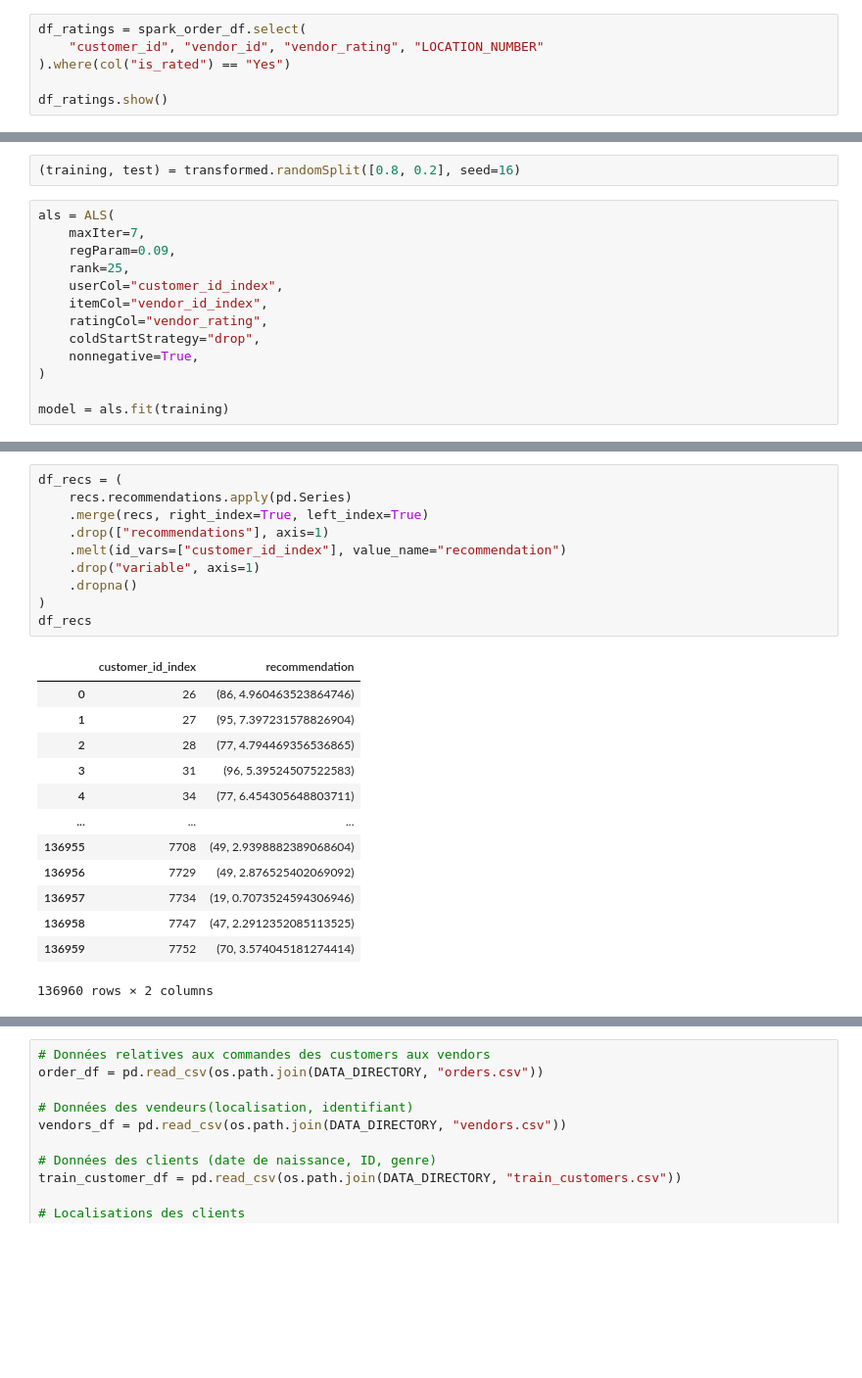
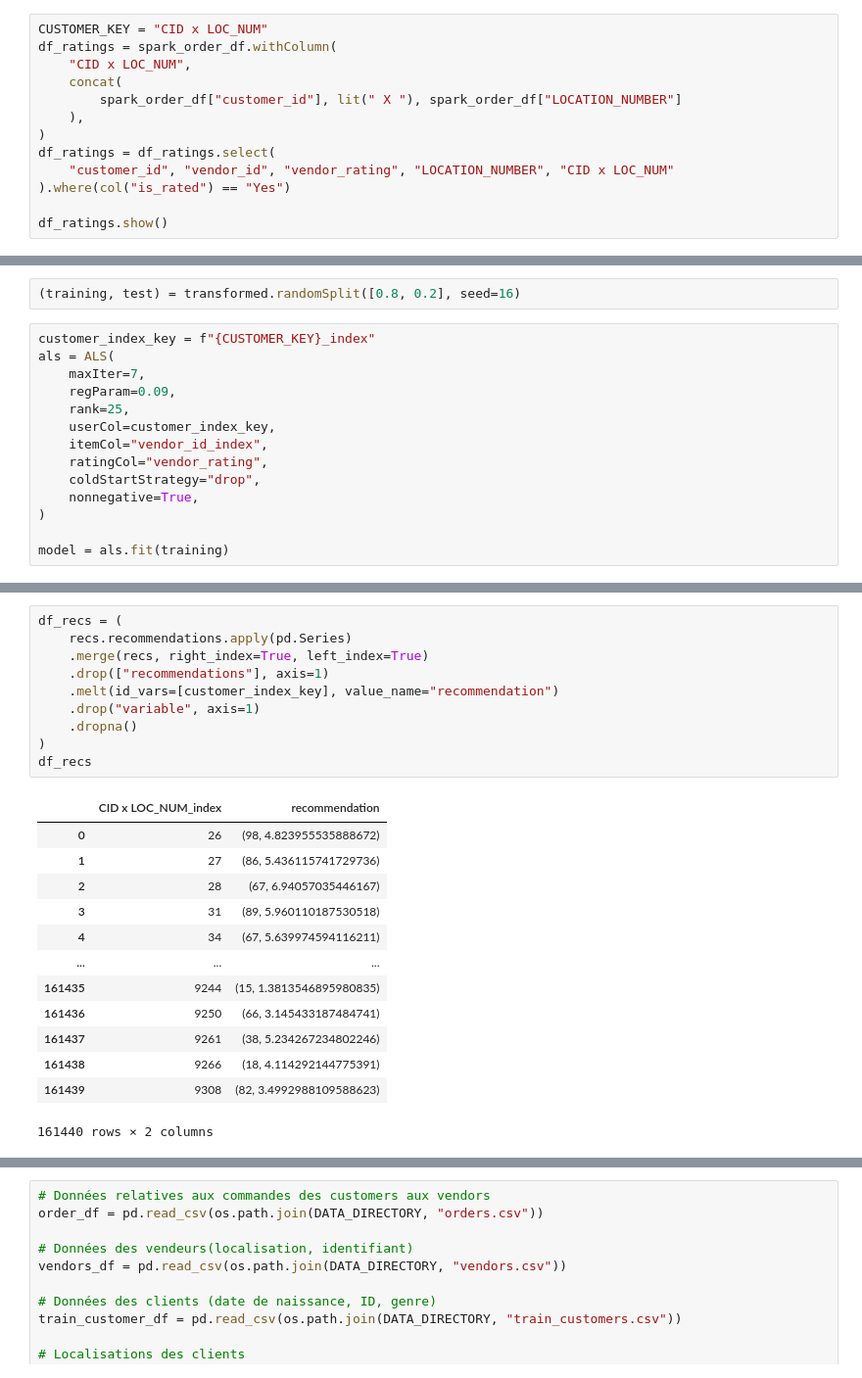
Before and after one commit to Bast-94/Restaurant-Recommander-System, a Jupyter notebook: notebook.ipynb, the cells around one changed output, grey strips where cells are left out. Shown at 98% size. Drawn from its saved outputs; the diff is of its cells as text; blank space fills up the shorter version.

Commit message:
ADD(CUSTOMER_KEY).

```diff
--- a/notebook.ipynb
+++ b/notebook.ipynb
@@ -60,8 +61,15 @@ spark_order_df.show()
 +--------------+-----------+----------+-----------+------------+----------+----------------------+------------------------------+-----------+--------+-------------+-------------+----------------+----- ...
 only showing top 20 rows
 # %%
-df_ratings = spark_order_df.select(
-    "customer_id", "vendor_id", "vendor_rating", "LOCATION_NUMBER"
+CUSTOMER_KEY = "CID x LOC_NUM"
+df_ratings = spark_order_df.withColumn(
+    "CID x LOC_NUM",
+    concat(
+        spark_order_df["customer_id"], lit(" X "), spark_order_df["LOCATION_NUMBER"]
+    ),
+)
+df_ratings = df_ratings.select(
+    "customer_id", "vendor_id", "vendor_rating", "LOCATION_NUMBER", "CID x LOC_NUM"
 ).where(col("is_rated") == "Yes")
 
 df_ratings.show()
@@ -112,11 +124,12 @@ DataFrame[vendor_id: string]
 # %%
 (training, test) = transformed.randomSplit([0.8, 0.2], seed=16)
 # %%
+customer_index_key = f"{CUSTOMER_KEY}_index"
 als = ALS(
     maxIter=7,
     regParam=0.09,
     rank=25,
-    userCol="customer_id_index",
+    userCol=customer_index_key,
     itemCol="vendor_id_index",
     ratingCol="vendor_rating",
     coldStartStrategy="drop",
@@ -177,25 +185,25 @@ recs
 # %%
 df_recs = (
     recs.recommendations.apply(pd.Series)
     .merge(recs, right_index=True, left_index=True)
     .drop(["recommendations"], axis=1)
-    .melt(id_vars=["customer_id_index"], value_name="recommendation")
+    .melt(id_vars=[customer_index_key], value_name="recommendation")
     .drop("variable", axis=1)
     .dropna()
 )
 df_recs
 # %% [output]
-|  | customer_id_index | recommendation |
-| 0 | 26 | (86, 4.960463523864746) |
-| 1 | 27 | (95, 7.397231578826904) |
-| 2 | 28 | (77, 4.794469356536865) |
-| 3 | 31 | (96, 5.39524507522583) |
-| 4 | 34 | (77, 6.454305648803711) |
+|  | CID x LOC_NUM_index | recommendation |
+| 0 | 26 | (98, 4.823955535888672) |
+| 1 | 27 | (86, 5.436115741729736) |
+| 2 | 28 | (67, 6.94057035446167) |
+| 3 | 31 | (89, 5.960110187530518) |
+| 4 | 34 | (67, 5.639974594116211) |
 | ... | ... | ... |
-| 136955 | 7708 | (49, 2.9398882389068604) |
-| 136956 | 7729 | (49, 2.876525402069092) |
-| 136957 | 7734 | (19, 0.7073524594306946) |
-| 136958 | 7747 | (47, 2.2912352085113525) |
-| 136959 | 7752 | (70, 3.574045181274414) |
+| 161435 | 9244 | (15, 1.3813546895980835) |
+| 161436 | 9250 | (66, 3.145433187484741) |
+| 161437 | 9261 | (38, 5.234267234802246) |
+| 161438 | 9266 | (18, 4.114292144775391) |
+| 161439 | 9308 | (82, 3.4992988109588623) |
-136960 rows × 2 columns
+161440 rows × 2 columns
 # %%
```
Also changed, not shown: parts of 21 cells of this notebook, 1 other file.
